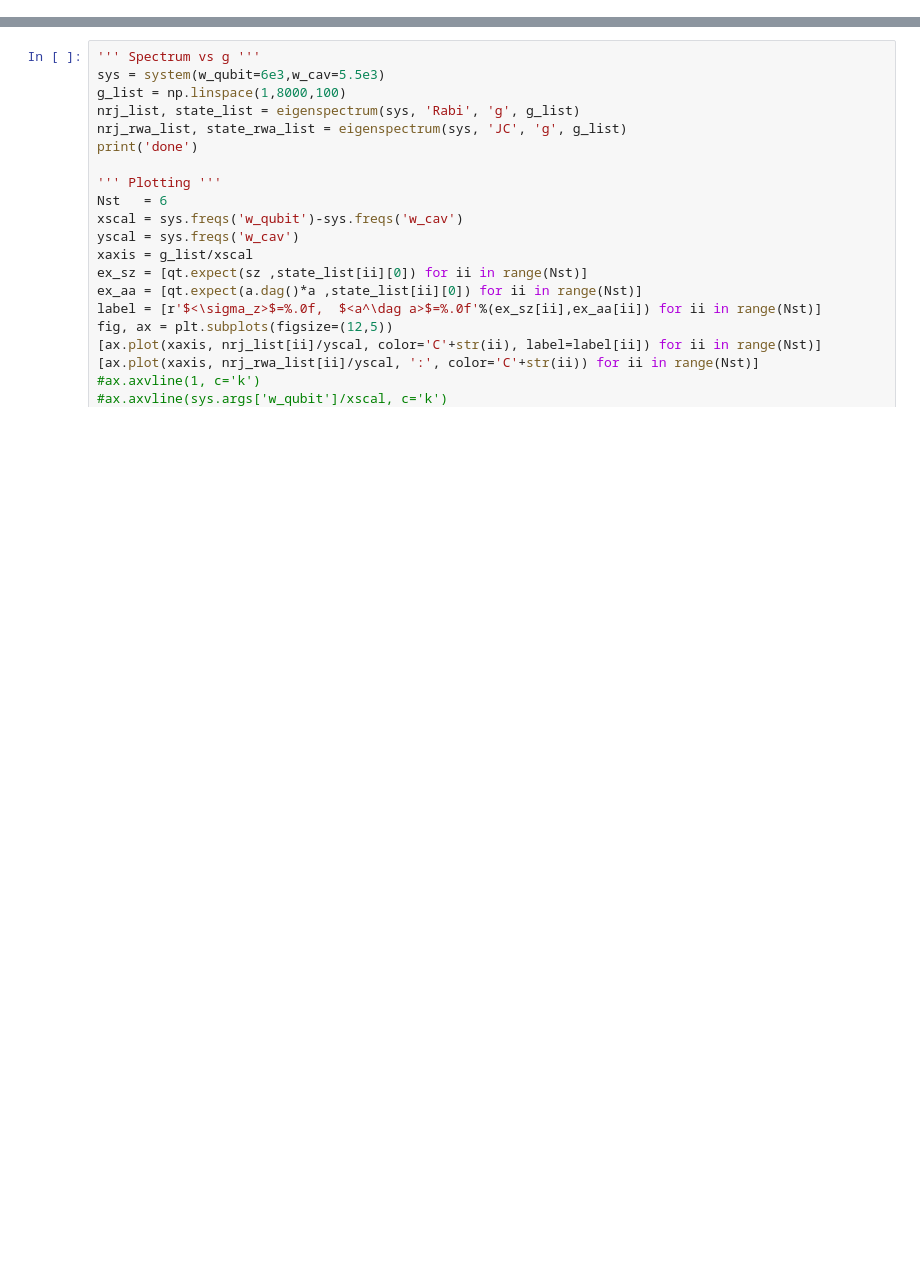
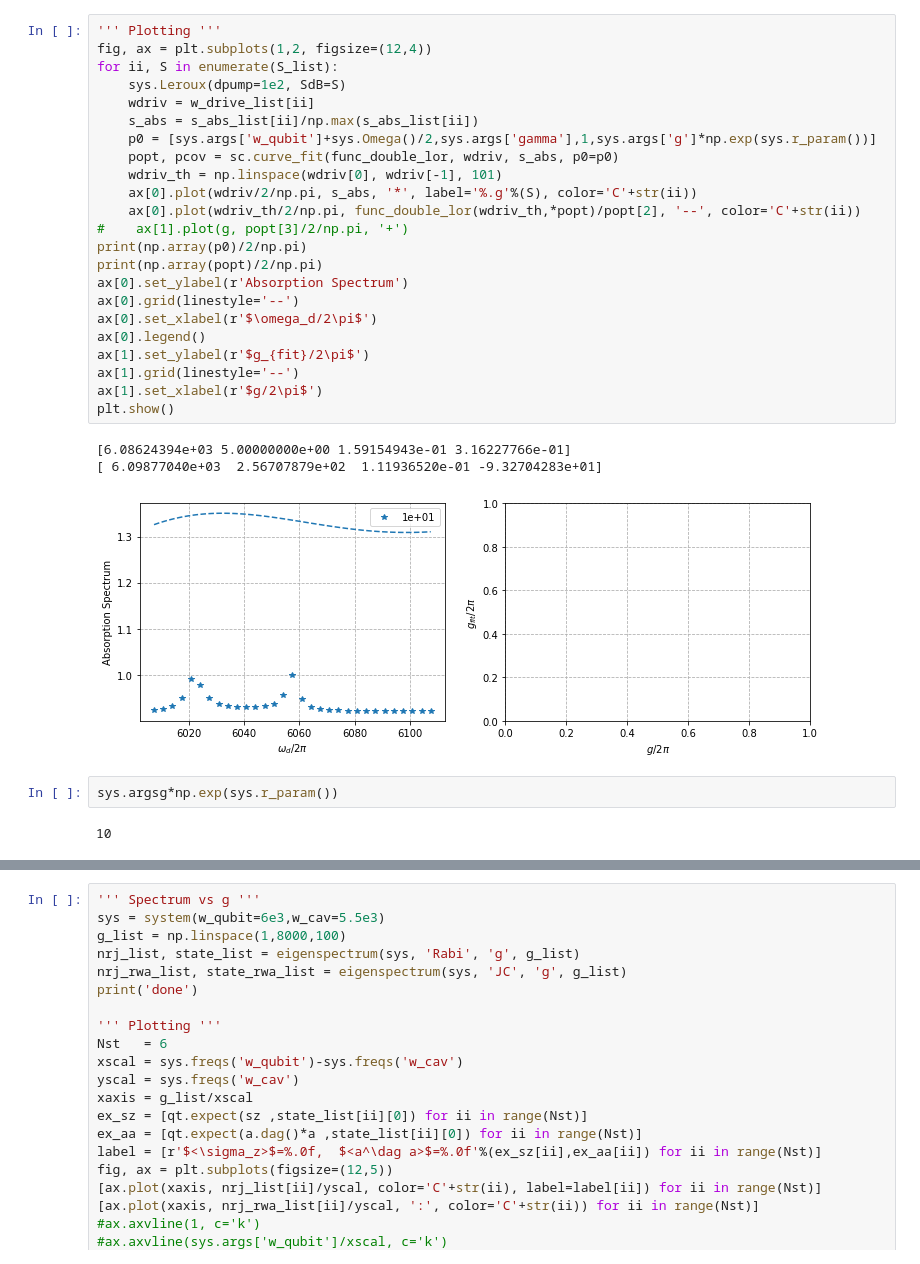
Before and after one commit to MVillius/star3gate, a Jupyter notebook: Full_0.ipynb, the cells around one changed output, grey strips where cells are left out. Cells and saved outputs as stored; diff of their text form; blank space fills up the shorter version.

```diff
--- a/Full_0.ipynb
+++ b/Full_0.ipynb
@@ -378,0 +379,31 @@ print('done')
+# %%
+''' Plotting '''
+fig, ax = plt.subplots(1,2, figsize=(12,4))
+for ii, S in enumerate(S_list):
+    sys.Leroux(dpump=1e2, SdB=S)
+    wdriv = w_drive_list[ii]
+    s_abs = s_abs_list[ii]/np.max(s_abs_list[ii])
+    p0 = [sys.args['w_qubit']+sys.Omega()/2,sys.args['gamma'],1,sys.args['g']*np.exp(sys.r_param())]
+    popt, pcov = sc.curve_fit(func_double_lor, wdriv, s_abs, p0=p0)
+    wdriv_th = np.linspace(wdriv[0], wdriv[-1], 101)
+    ax[0].plot(wdriv/2/np.pi, s_abs, '*', label='%.g'%(S), color='C'+str(ii))
+    ax[0].plot(wdriv_th/2/np.pi, func_double_lor(wdriv_th,*popt)/popt[2], '--', color='C'+str(ii))
+#    ax[1].plot(g, popt[3]/2/np.pi, '+')
+print(np.array(p0)/2/np.pi)
+print(np.array(popt)/2/np.pi)
+ax[0].set_ylabel(r'Absorption Spectrum')
+ax[0].grid(linestyle='--')
+ax[0].set_xlabel(r'$\omega_d/2\pi$')
+ax[0].legend()
+ax[1].set_ylabel(r'$g_{fit}/2\pi$')
+ax[1].grid(linestyle='--')
+ax[1].set_xlabel(r'$g/2\pi$')
+plt.show()
+# %% [output]
+[6.08624394e+03 5.00000000e+00 1.59154943e-01 3.16227766e-01]
+[ 6.09877040e+03  2.56707879e+02  1.11936520e-01 -9.32704283e+01]
+[figure, added]
+# %%
+sys.argsg*np.exp(sys.r_param())
+# %% [output]
+10
```
Also changed, not shown: parts of 8 cells of this notebook.
